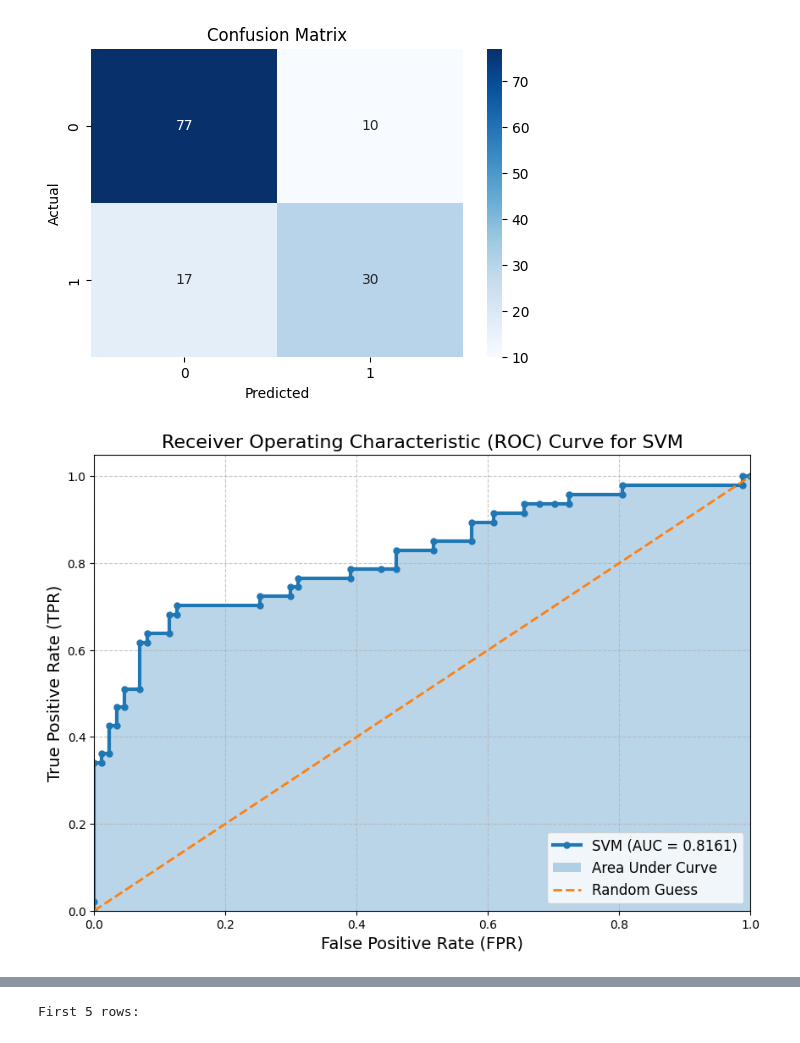
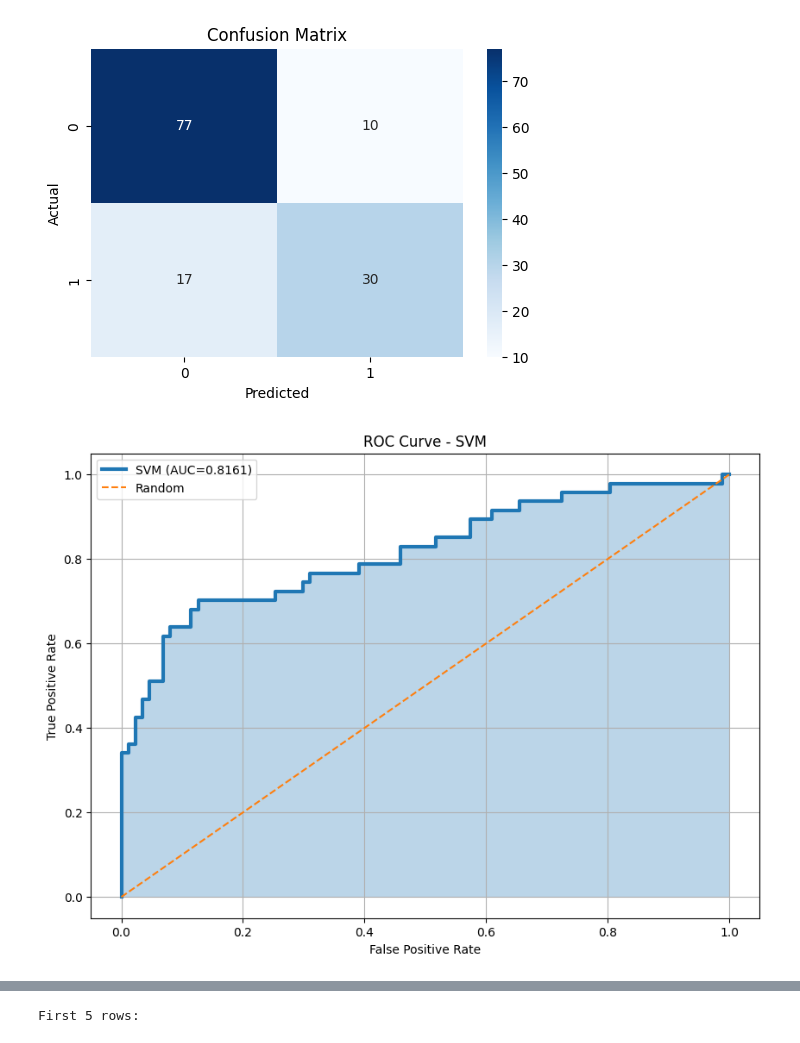
Before and after one commit to aronnaiqbal/220153_SMV, a Jupyter notebook: 220153_SVM.ipynb, the cells around one changed output, grey strips where cells are left out. Saved outputs shown, nothing was run; the diff lists cells and outputs as text; code cells hidden in the pictures.

```diff
--- a/220153_SVM.ipynb
+++ b/220153_SVM.ipynb
@@ -63,2 +59,6 @@ dtype: int64
 # %%
-df.drop(['PassengerId','Name','Ticket','Cabin'], axis=1, inplace=True)
+columns_to_drop = ['PassengerId', 'Name', 'Ticket', 'Cabin']
+
+df.drop(columns=columns_to_drop, inplace=True, errors='ignore')
+
+print(df.head())
@@ -81,17 +88,15 @@ scaler = StandardScaler()
 X_scaled = scaler.fit_transform(X)
 # %%
 X_train, X_temp, y_train, y_temp = train_test_split(
-    X_scaled, y,
+    X_scaled,
+    y,
     test_size=0.3,
     random_state=42
 )
 
 X_val, X_test, y_val, y_test = train_test_split(
-    X_temp, y_temp,
+    X_temp,
+    y_temp,
     test_size=0.5,
     random_state=42
 )
-
-print(X_train.shape)
-print(X_val.shape)
-print(X_test.shape)
@@ -175,60 +176,21 @@ plt.show()
 # %% [output]
 [figure]
 # %%
-from sklearn.metrics import roc_curve, roc_auc_score
-import matplotlib.pyplot as plt
-
-# Calculate ROC and AUC
-fpr, tpr, thresholds = roc_curve(y_test, y_prob)
+fpr, tpr, _ = roc_curve(y_test, y_prob)
 auc_score = roc_auc_score(y_test, y_prob)
 
-# Create figure
 plt.figure(figsize=(10,7))
-
-# Plot ROC curve
-plt.plot(
-    fpr,
-    tpr,
-    linewidth=3,
-    marker='o',
-    markersize=5,
-    label=f'SVM (AUC = {auc_score:.4f})'
-)
-
-# Fill area under curve
-plt.fill_between(
-    fpr,
-    tpr,
-    alpha=0.3,
-    label='Area Under Curve'
-)
-
-# Random classifier line
-plt.plot(
-    [0,1],
-    [0,1],
-    linestyle='--',
-    linewidth=2,
-    label='Random Guess'
-)
-
-# Labels and title
-plt.xlabel('False Positive Rate (FPR)', fontsize=14)
-plt.ylabel('True Positive Rate (TPR)', fontsize=14)
-plt.title('Receiver Operating Characteristic (ROC) Curve for SVM', fontsize=16)
-
-# Formatting
-plt.xlim([0, 1])
-plt.ylim([0, 1.05])
-plt.grid(True, linestyle='--', alpha=0.7)
-plt.legend(loc='lower right', fontsize=12)
-
-# Save image (optional)
-plt.savefig("ROC_Curve_SVM.png", dpi=300, bbox_inches='tight')
-
+plt.plot(fpr,tpr,linewidth=3,label=f'SVM (AUC={auc_score:.4f})')
+plt.fill_between(fpr,tpr,alpha=0.3)
+plt.plot([0,1],[0,1],'--',label='Random')
+plt.xlabel("False Positive Rate")
+plt.ylabel("True Positive Rate")
+plt.title("ROC Curve - SVM")
+plt.legend()
+plt.grid()
 plt.show()
 # %% [output]
-[figure, old version]
+[figure, new version]
 # %%
 results = pd.DataFrame({
     'Actual': y_test.values,
```
Also changed, not shown: parts of 8 cells of this notebook.
